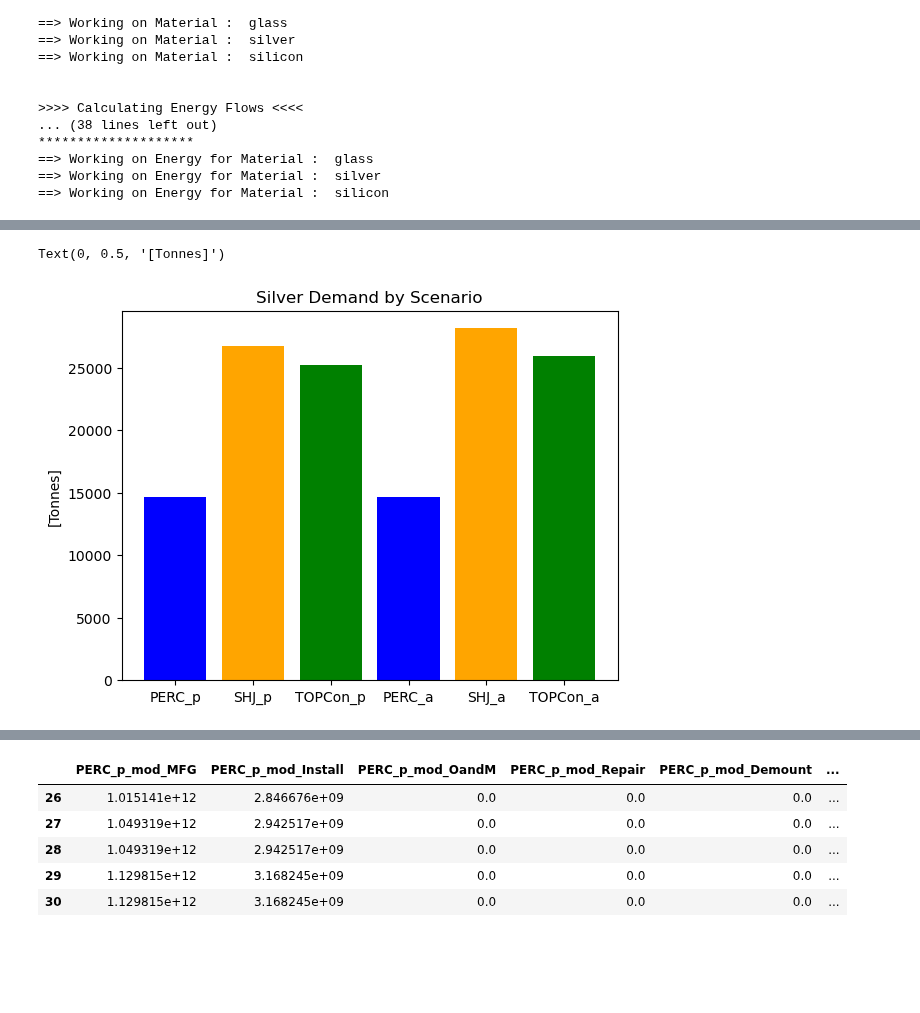
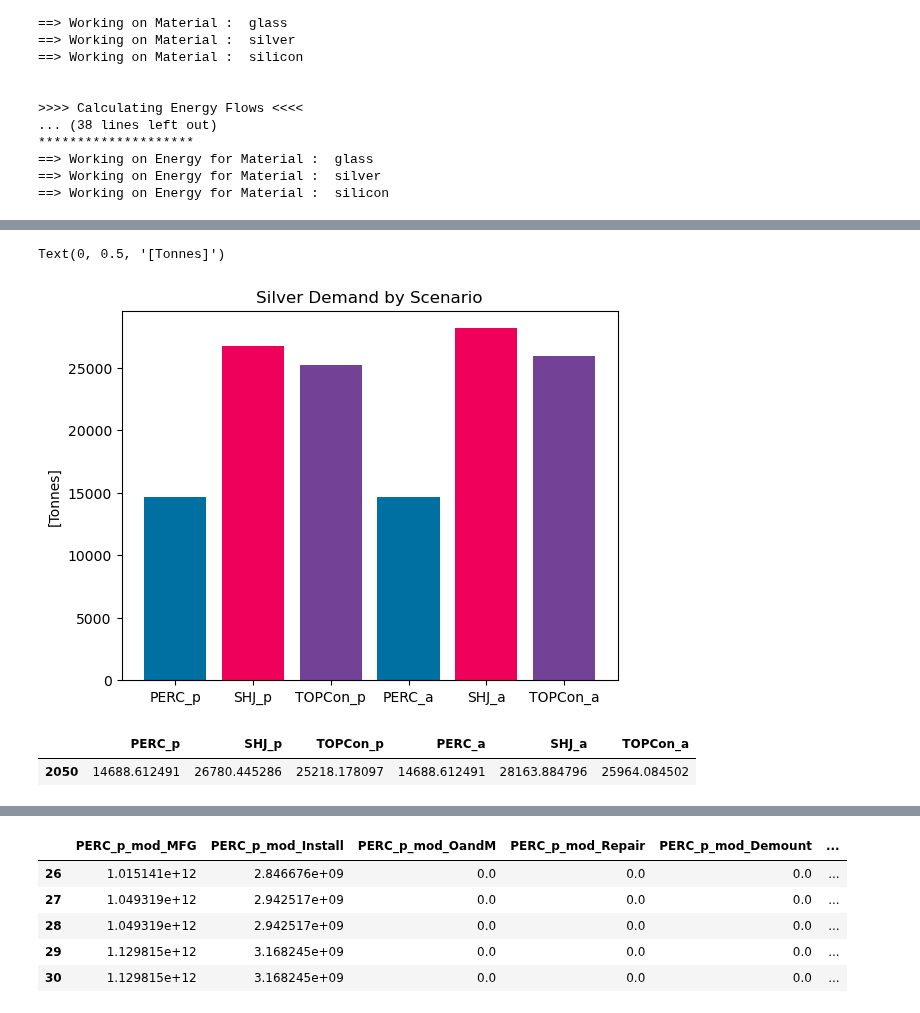
Before and after one commit to NREL/PV_ICE, a Jupyter notebook: docs/tutorials/16 - PERC vs SHJ vs TOPCon.ipynb, the cells around one changed output, grey strips where cells are left out. Cells and saved outputs as stored; diff of their text form; code cells hidden in the pictures; blank space fills up the shorter version.

Commit message:
graphing for analysis
of cell tech compare analysis.

```diff
--- a/docs/tutorials/16 - PERC vs SHJ vs TOPCon.ipynb
+++ b/docs/tutorials/16 - PERC vs SHJ vs TOPCon.ipynb
@@ -448,7 +521,12 @@ silver_demand_cum
 # %%
-plt.bar(silver_demand_cum.columns, silver_demand_cum.loc[2050], tick_label=(scennames), color=['blue','orange','green'])
+plt.bar(silver_demand_cum.columns, silver_demand_cum.loc[2050], tick_label=(scennames), color=['#006fa2','#ee005b','#734296'])
 plt.title('Silver Demand by Scenario')
 plt.ylabel('[Tonnes]')
 # %% [output]
 Text(0, 0.5, '[Tonnes]')
-[figure, old version]
+[figure, new version]
+# %%
+silver_demand_cum
+# %% [output]
+|  | PERC_p | SHJ_p | TOPCon_p | PERC_a | SHJ_a | TOPCon_a |
+| 2050 | 14688.612491 | 26780.445286 | 25218.178097 | 14688.612491 | 28163.884796 | 25964.084502 |
```
Also changed, not shown: parts of 29 cells of this notebook, 2 other files.
